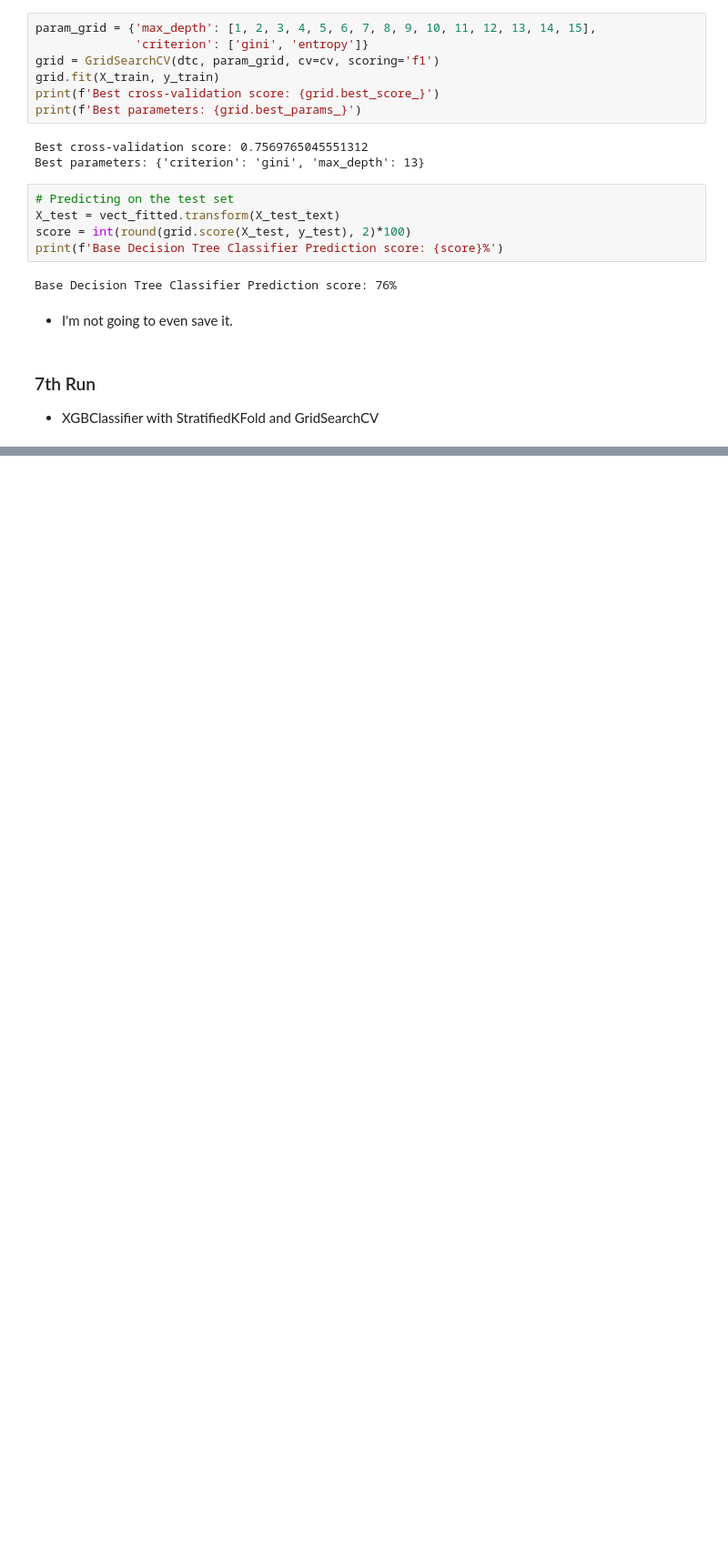
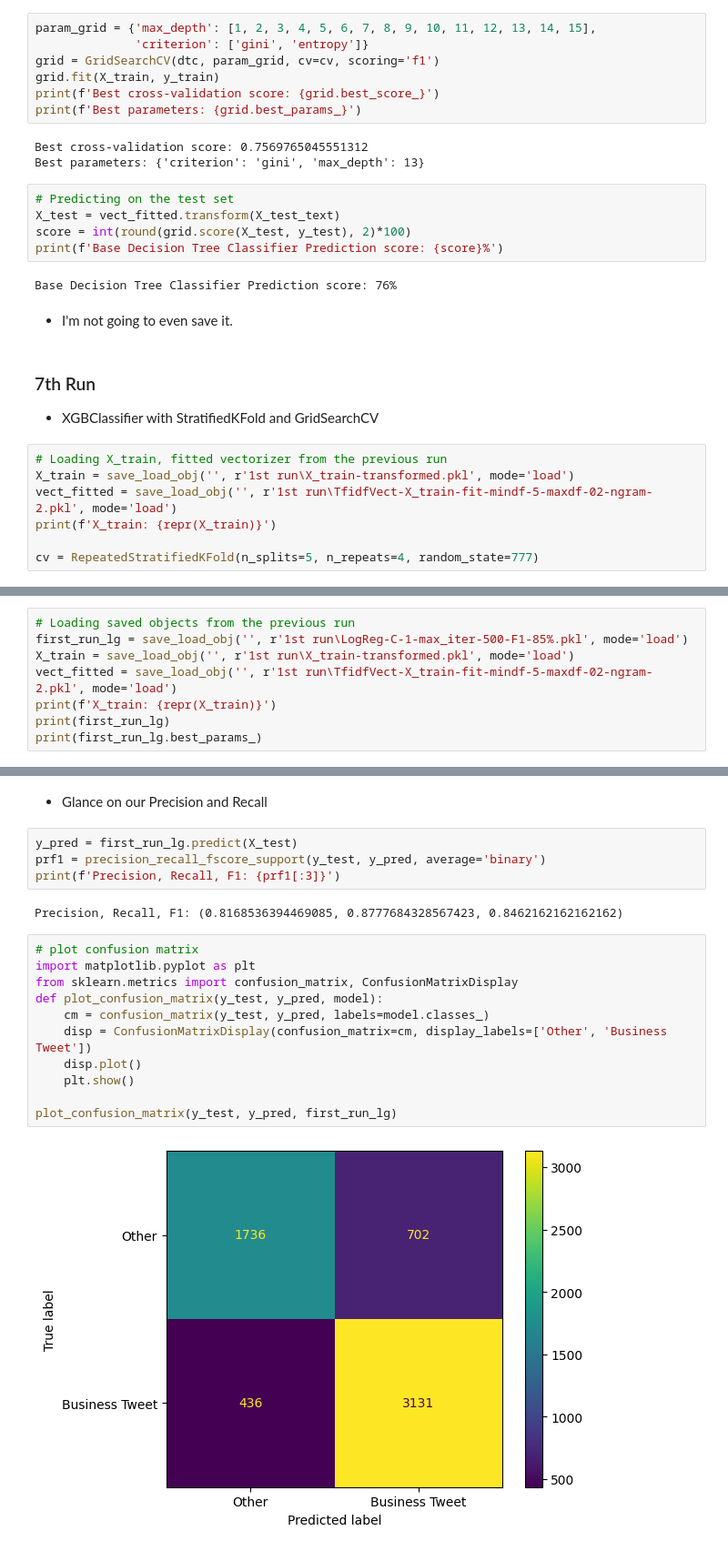
Before and after one commit to Folongton/NLP-Tweet-Classification, a Jupyter notebook: P4-NLP-Tweet-Classification.ipynb, the cells around one changed output, grey strips where cells are left out. Shown: that part at 91% size. Cells and saved outputs as stored; diff of their text form; blank space fills up the shorter version.

```diff
--- a/P4-NLP-Tweet-Classification.ipynb
+++ b/P4-NLP-Tweet-Classification.ipynb
@@ -604,3 +604,10 @@ Base Decision Tree Classifier Prediction score: 76%
 # %% [markdown]
 ### 7th Run
 * XGBClassifier with StratifiedKFold and GridSearchCV
+# %%
+# Loading X_train, fitted vectorizer from the previous run
+X_train = save_load_obj('', r'1st run\X_train-transformed.pkl', mode='load')
+vect_fitted = save_load_obj('', r'1st run\TfidfVect-X_train-fit-mindf-5-maxdf-02-ngram-2.pkl', mode='load')
+print(f'X_train: {repr(X_train)}')
+
+cv = RepeatedStratifiedKFold(n_splits=5, n_repeats=4, random_state=777)
@@ -642,0 +685,8 @@ print(f'Precision, Recall, F1: {prf1}')
+# %%
+# Loading saved objects from the previous run
+first_run_lg = save_load_obj('', r'1st run\LogReg-C-1-max_iter-500-F1-85%.pkl', mode='load')
+X_train = save_load_obj('', r'1st run\X_train-transformed.pkl', mode='load')
+vect_fitted = save_load_obj('', r'1st run\TfidfVect-X_train-fit-mindf-5-maxdf-02-ngram-2.pkl', mode='load')
+print(f'X_train: {repr(X_train)}')
+print(first_run_lg)
+print(first_run_lg.best_params_)
@@ -642,0 +700,21 @@ print(f'Precision, Recall, F1: {prf1}')
+# %% [markdown]
+* Glance on our Precision and Recall
+# %%
+y_pred = first_run_lg.predict(X_test)
+prf1 = precision_recall_fscore_support(y_test, y_pred, average='binary')
+print(f'Precision, Recall, F1: {prf1[:3]}')
+# %% [output]
+Precision, Recall, F1: (0.8168536394469085, 0.8777684328567423, 0.8462162162162162)
+# %%
+# plot confusion matrix
+import matplotlib.pyplot as plt
+from sklearn.metrics import confusion_matrix, ConfusionMatrixDisplay
+def plot_confusion_matrix(y_test, y_pred, model):
+    cm = confusion_matrix(y_test, y_pred, labels=model.classes_)
+    disp = ConfusionMatrixDisplay(confusion_matrix=cm, display_labels=['Other', 'Business Tweet'])
+    disp.plot()
+    plt.show()
+
+plot_confusion_matrix(y_test, y_pred, first_run_lg)
+# %% [output]
+[figure, added]
```
Also changed, not shown: parts of 15 cells of this notebook, 1 other file.
